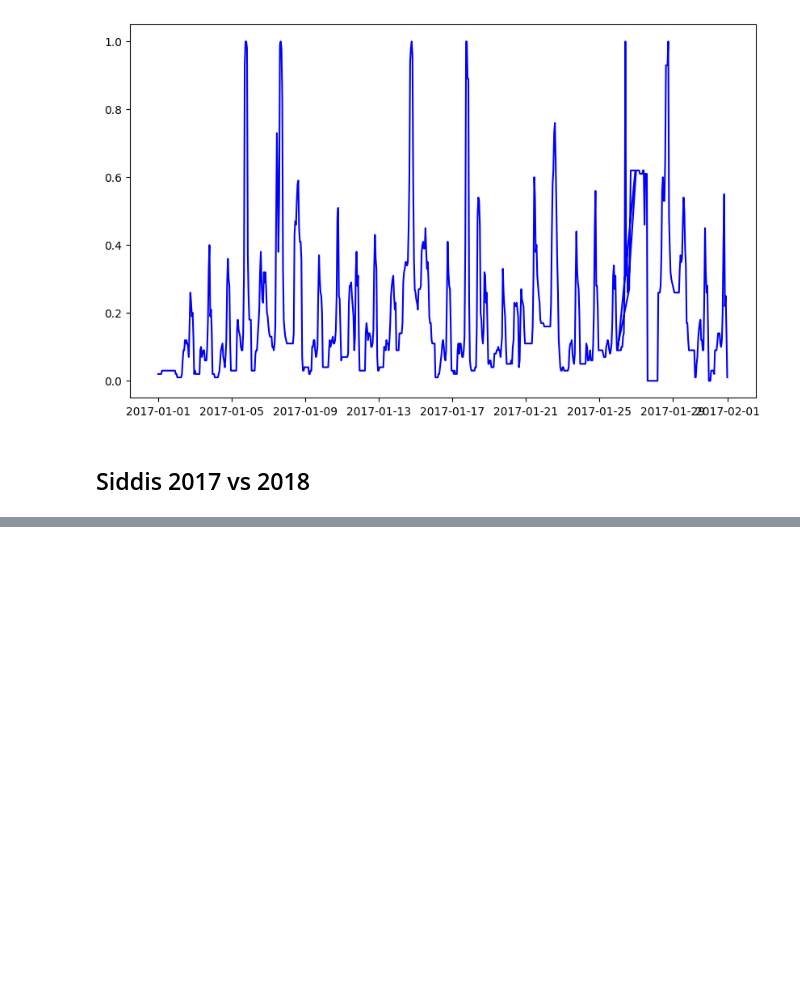
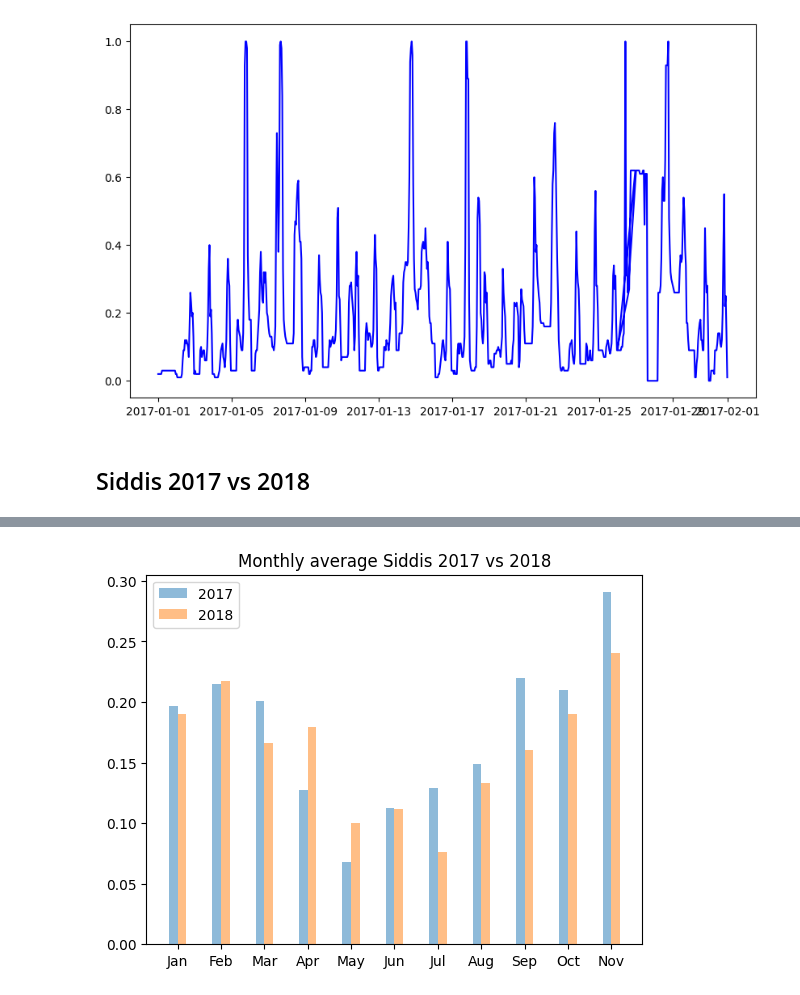
Before and after one commit to lenelise/stavanger_parkinglots, a Jupyter notebook: parking.ipynb, the cells around one changed output, grey strips where cells are left out. Saved outputs shown, nothing was run; the diff lists cells and outputs as text; code cells hidden in the pictures; blank space fills up the shorter version.

```diff
--- a/parking.ipynb
+++ b/parking.ipynb
@@ -14,7 +14,9 @@ import plotly.express as px
 
 parkinglots = ['Siddis', 'Forum', 'Jernbanen', 'Posten', 'Jorenholmen', 'St. Olav', 'Valberget', 'Kyrre', 'Parketten']
 colors = ['teal', 'green', 'red', 'blue', 'red', 'purple', 'orange', 'yellow', 'pink']
-
+months = ['Jan', 'Feb', 'Mar', 'Apr', 'May', 'Jun', 'Jul', 'Aug', 'Sep', 'Oct', 'Nov', 'Dec']
+hours = ['00','01','02','03','04','05','06','07','08','09', '10','11','12','13','14','15','16','17','18','19','20','21','22','23']
+hours_every_other = ['00',' ','02',' ','04',' ','06',' ','08',' ','10',' ','12',' ','14',' ','16',' ','18',' ','20',' ','22', ' ']
 
 def fix_date(date):
     '''
@@ -239,0 +241,21 @@ plt.show()
+# %%
+## Siddis occupancy by monthly averages
+siddis_monthly_average_2017 = parkering2017.groupby('Month')['Siddis'].mean()
+siddis_monthly_average_2018 = parkering2018.groupby('Month')['Siddis'].mean() #2018 mangler data for desember
+
+fig,ax = plt.subplots()
+
+w, x = 0.2, np.arange(len(months)-1)
+
+# ax.bar(months[:-1], siddis_monthly_average_2017.values[:-1], label='2017', width=0.2, alpha=0.5)
+# ax.bar(months[:-1], siddis_monthly_average_2018.values, label='2018', width=0.2, alpha=0.5)
+ax.bar(x-w/2, siddis_monthly_average_2017.values[:-1], label='2017', width=0.2, alpha=0.5)
+ax.bar(x+w/2, siddis_monthly_average_2018.values, label='2018', width=0.2, alpha=0.5)
+
+ax.set_xticks(ticks=x, labels=months[:-1])
+ax.set_title("Monthly average Siddis 2017 vs 2018")
+ax.legend()
+
+plt.show()
+# %% [output]
+[figure, added]
```
Also changed, not shown: parts of 8 cells of this notebook.
